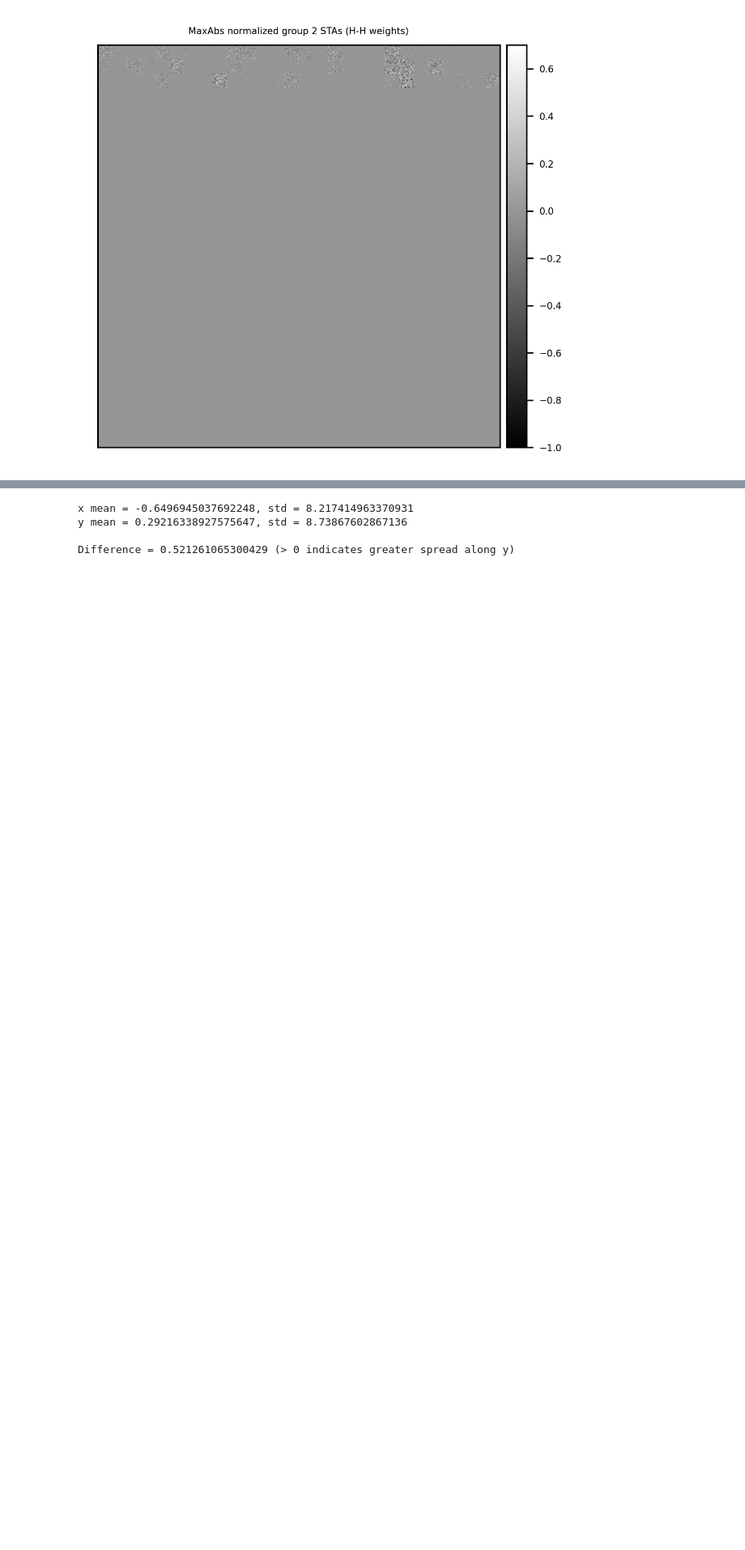
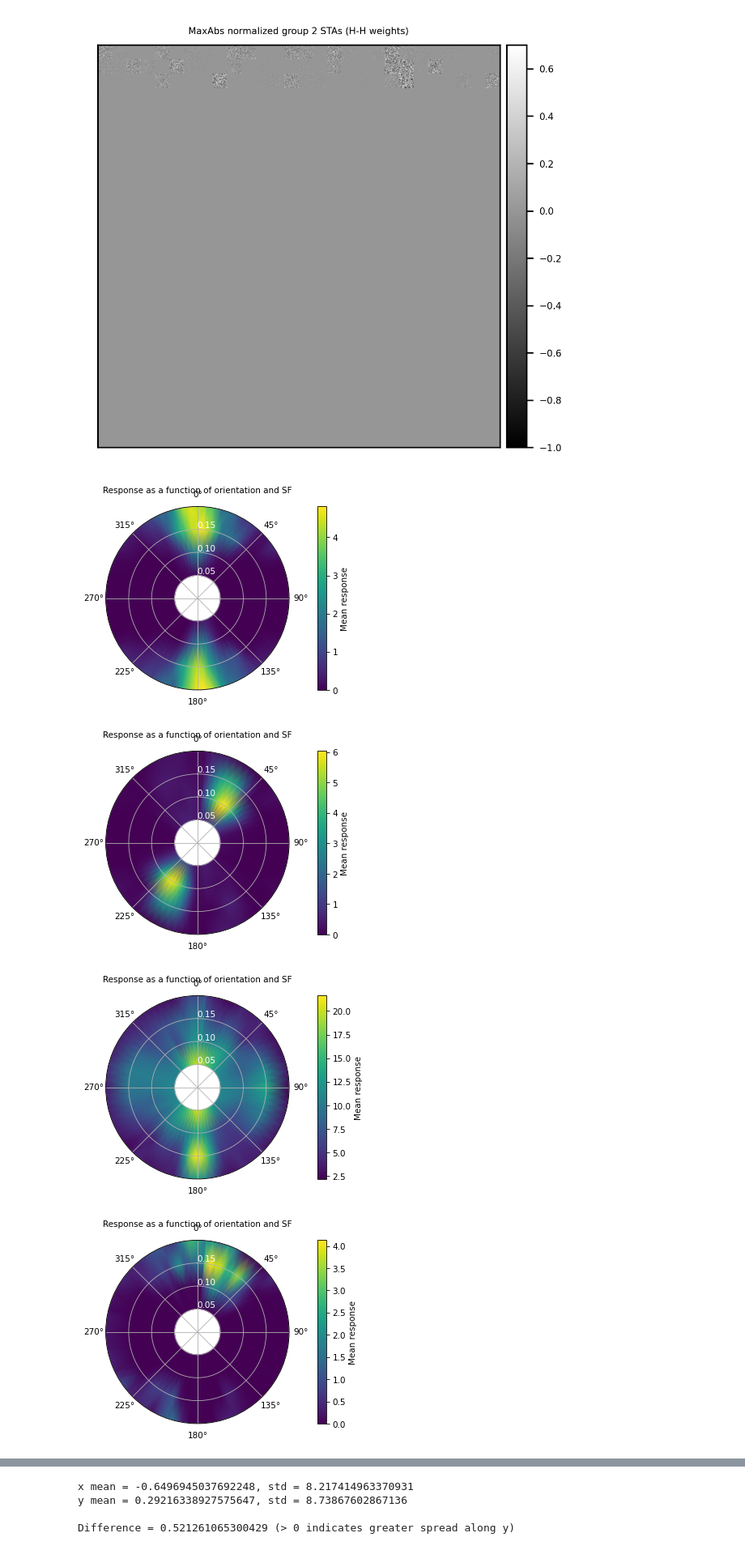
Before and after one commit to sebbkw/rnn, a Jupyter notebook: analyse_network.ipynb, the cells around one changed output, grey strips where cells are left out. Shown at 81% size. Cells and saved outputs as stored; diff of their text form; code cells hidden in the pictures; blank space fills up the shorter version.

Commit message:
Polar plots fix

```diff
--- a/analyse_network.ipynb
+++ b/analyse_network.ipynb
@@ -879,32 +879,45 @@ def plot_physiology_data (unit, graphs):
             "F = {}, SF = {}, orientation = {}, TF = {}, unit {}".format(
                 round(unit["f"],2), round(unit["sf"], 2), unit["orientation"], round(unit["tf"],2), unit["unit_idx"]
             )
         )
         plt.show()
 
     if "polar_tuning_curve" in graphs:
         tf_idx = np.where(TEMPORAL_FREQUENCIES == unit["tf"])[0][0]
 
         fig = plt.figure(dpi=75)
 
+        # So it wraps round to 360
+        _ORIENTATIONS = ORIENTATIONS.tolist()
+        _ORIENTATIONS.append(_ORIENTATIONS[1])
+
+        z = unit["tuning_curve"][:, :, tf_idx].transpose()
+        z = np.concatenate((z, z[:1]),axis=0)
+
         rad = SPATIAL_FREQUENCIES
-        azm = np.radians(ORIENTATIONS)
+        azm = np.radians(_ORIENTATIONS)
         r, th = np.meshgrid(rad, azm)
-        z = unit["tuning_curve"][:, :, tf_idx].transpose()
 
         ax = plt.subplot(projection="polar")
         im = plt.pcolormesh(th, r, z, shading='gouraud') # shading='auto', 'nearest' or 'gouraud'
         plt.grid()
 
         plt.setp(ax.get_yticklabels(), color="w")
         ax.set_rticks(np.round(rad, 2))
         ax.set_rlabel_position(0)
         ax.set_ylim(0,max(rad))
         ax.set_theta_direction(-1)
         ax.set_theta_zero_location('N')
         plt.title("Response as a function of orientation and SF", size=10)
 
         cbar = plt.colorbar(im, pad=0.1)
         cbar.set_label('Mean response')
 
         plt.show()
+for unit in physiology_data_group2[:10]:
+    plot_physiology_data(unit, ["polar_tuning_curve"])
+# %% [output]
+[figure, added]
+[figure, added]
+[figure, added]
+[figure, added]
```
Also changed, not shown: parts of 1 cell of this notebook.
